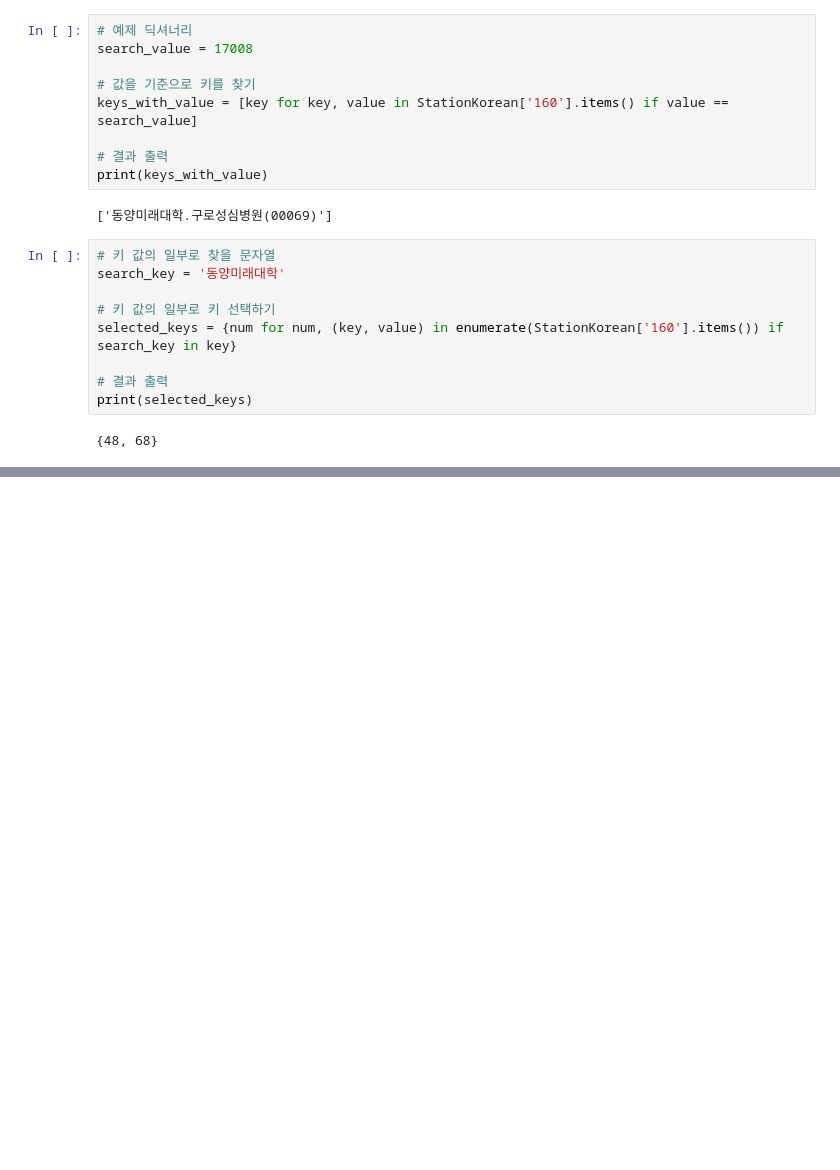
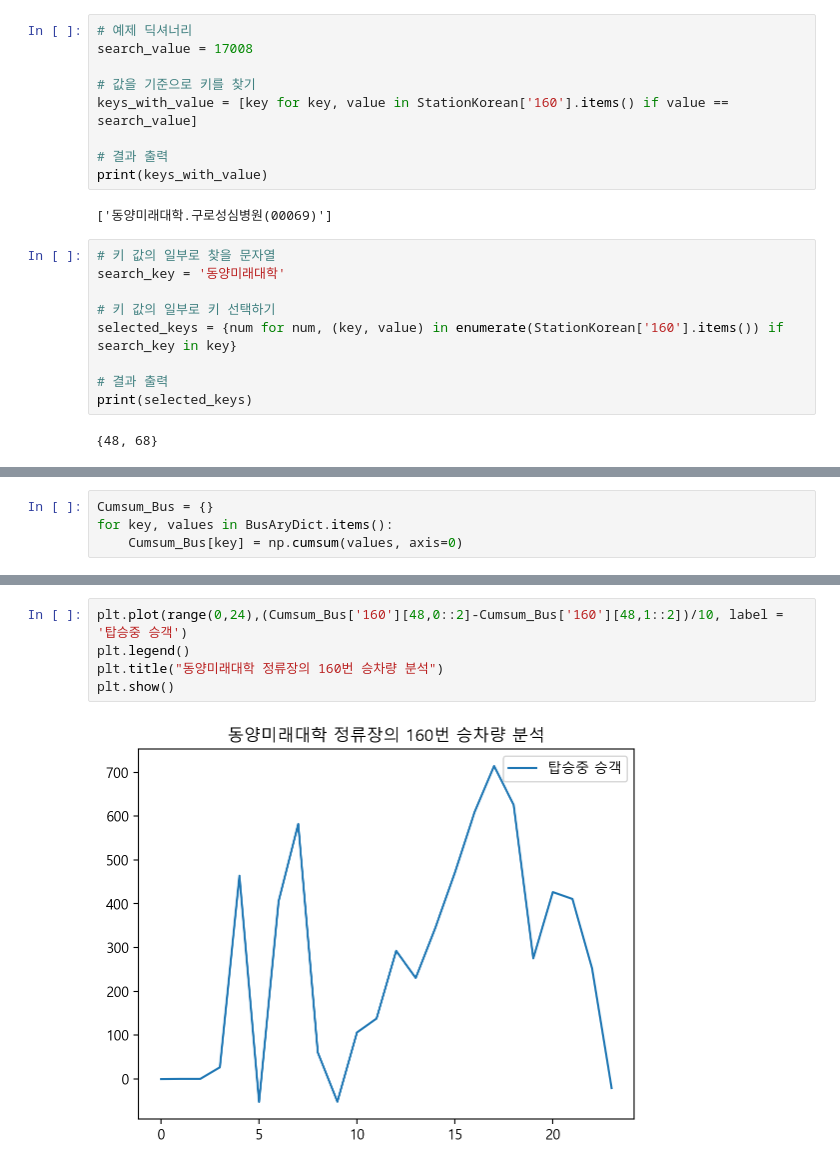
Before and after one commit to yesung05/24-DA-TeamWork, a Jupyter notebook: DA_main.ipynb, the cells around one changed output, grey strips where cells are left out. Drawn from its saved outputs; the diff is of its cells as text; blank space fills up the shorter version.

```diff
--- a/DA_main.ipynb
+++ b/DA_main.ipynb
@@ -339,0 +331,4 @@ print(f"결과 (10번 열 합 - 11번 열 합): {result}")
+# %%
+Cumsum_Bus = {}
+for key, values in BusAryDict.items():
+    Cumsum_Bus[key] = np.cumsum(values, axis=0)
@@ -339,0 +355,7 @@ print(f"결과 (10번 열 합 - 11번 열 합): {result}")
+# %%
+plt.plot(range(0,24),(Cumsum_Bus['160'][48,0::2]-Cumsum_Bus['160'][48,1::2])/10, label = '탑승중 승객')
+plt.legend()
+plt.title("동양미래대학 정류장의 160번 승차량 분석")
+plt.show()
+# %% [output]
+[figure, added]
```
Also changed, not shown: parts of 7 cells of this notebook.
